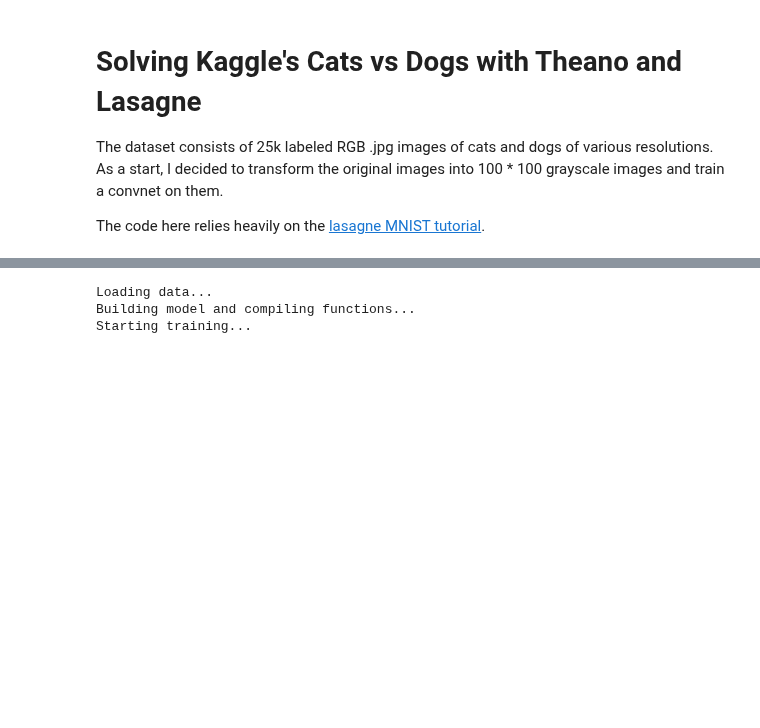
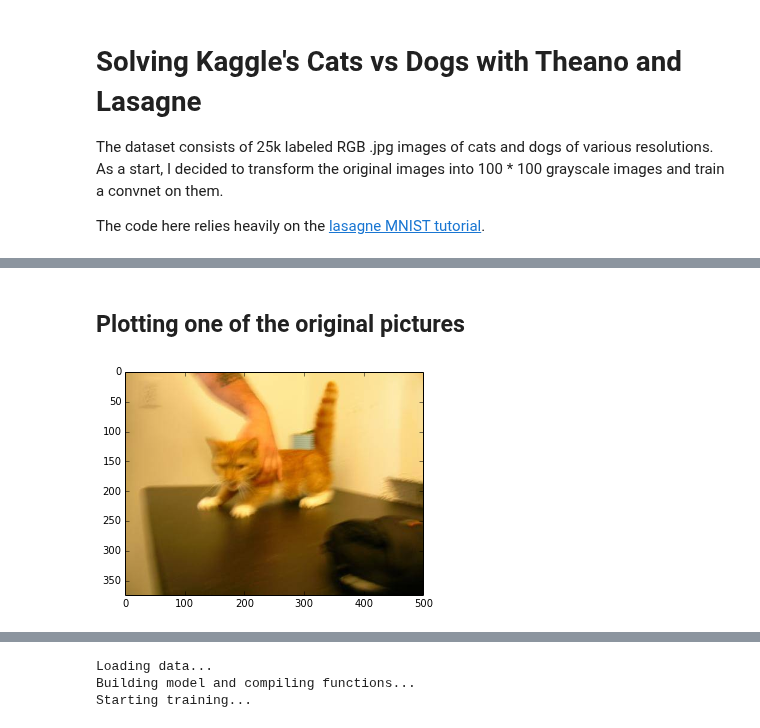
Before and after one commit to DmitriiK/CatsVsDogs, a Jupyter notebook: cats_vs_dogs.ipynb, the cells around one changed output, grey strips where cells are left out. Drawn from its saved outputs; the diff is of its cells as text; code cells hidden in the pictures; blank space fills up the shorter version.

Commit message:
plots

```diff
--- a/cats_vs_dogs.ipynb
+++ b/cats_vs_dogs.ipynb
@@ -108,0 +107,9 @@ Using gpu device 0: GeForce GTX 850M (CNMeM is disabled)
+# %% [markdown]
+<h2>Plotting one of the original pictures</h2>
+# %%
+path = ('/media/dima/Data/DATA_DL/cats_vs_dogs/train/')
+img = Image.open(path+os.listdir(path)[0])
+plt.imshow(img)
+plt.show()
+# %% [output]
+[figure, added]
```
Also changed, not shown: parts of 3 cells of this notebook.
